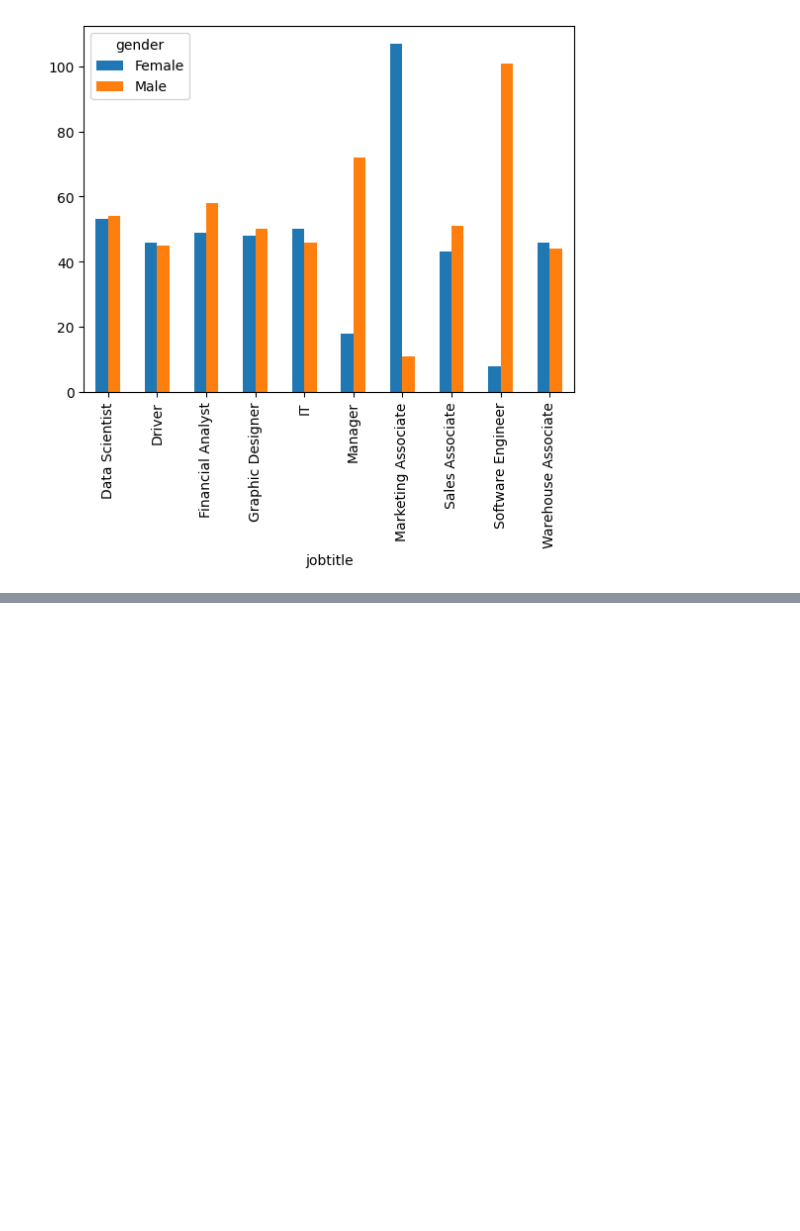
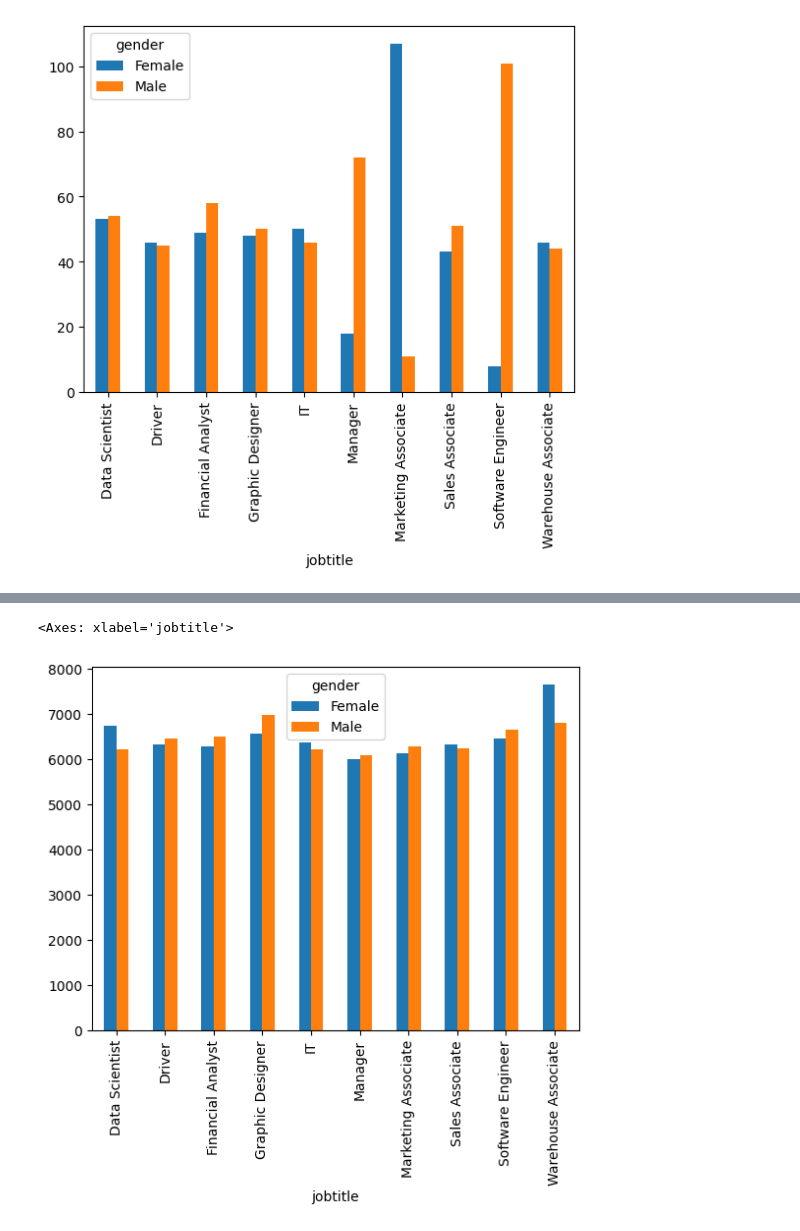
Before and after one commit to vilmarprado/mack_ling_prog_cie_dados, a Jupyter notebook: LP_T4.ipynb, the cells around one changed output, grey strips where cells are left out. Saved outputs shown, nothing was run; the diff lists cells and outputs as text; code cells hidden in the pictures; blank space fills up the shorter version.

```diff
--- a/LP_T4.ipynb
+++ b/LP_T4.ipynb
@@ -240,0 +300,5 @@ df1_s.plot(kind = 'bar')
+# %%
+df3_pivot.plot(kind='bar')
+# %% [output]
+<Axes: xlabel='jobtitle'>
+[figure, added]
```
Also changed, not shown: parts of 8 cells of this notebook.
